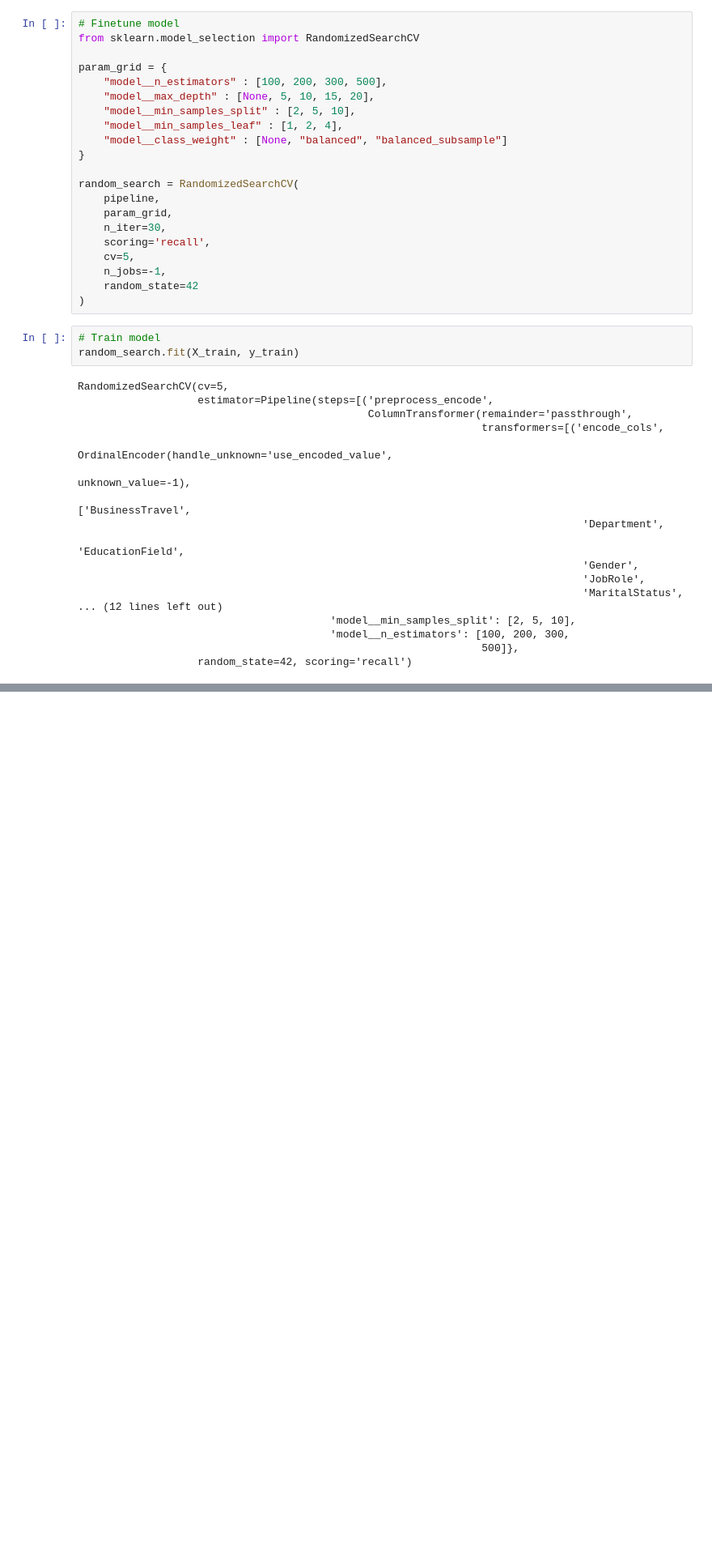
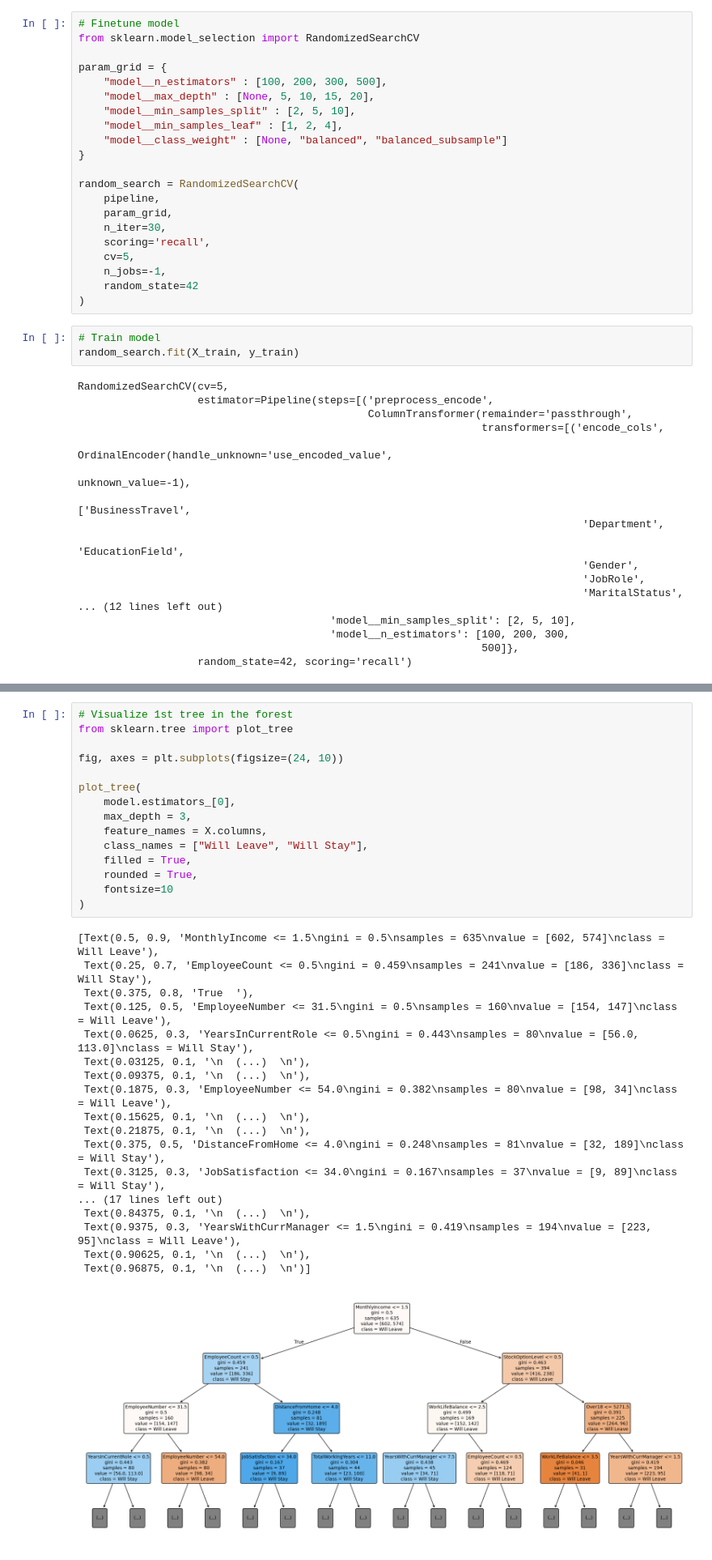
Before and after one commit to Lang-Shin/applied-ml-pipelines, a Jupyter notebook: RandomForest/Practice1/employee_attrition_prediction.ipynb, the cells around one changed output, grey strips where cells are left out. Shown at 81% size. Drawn from its saved outputs; the diff is of its cells as text; blank space fills up the shorter version.

```diff
--- a/RandomForest/Practice1/employee_attrition_prediction.ipynb
+++ b/RandomForest/Practice1/employee_attrition_prediction.ipynb
@@ -141,0 +156,34 @@ print(rs_report[['param_model__n_estimators', 'param_model__min_samples_split',
+# %%
+# Visualize 1st tree in the forest
+from sklearn.tree import plot_tree
+
+fig, axes = plt.subplots(figsize=(24, 10))
+
+plot_tree(
+    model.estimators_[0],
+    max_depth = 3,
+    feature_names = X.columns,
+    class_names = ["Will Leave", "Will Stay"],
+    filled = True,
+    rounded = True,
+    fontsize=10
+)
+# %% [output]
+[Text(0.5, 0.9, 'MonthlyIncome <= 1.5\ngini = 0.5\nsamples = 635\nvalue = [602, 574]\nclass = Will Leave'),
+ Text(0.25, 0.7, 'EmployeeCount <= 0.5\ngini = 0.459\nsamples = 241\nvalue = [186, 336]\nclass = Will Stay'),
+ Text(0.375, 0.8, 'True  '),
+ Text(0.125, 0.5, 'EmployeeNumber <= 31.5\ngini = 0.5\nsamples = 160\nvalue = [154, 147]\nclass = Will Leave'),
+ Text(0.0625, 0.3, 'YearsInCurrentRole <= 0.5\ngini = 0.443\nsamples = 80\nvalue = [56.0, 113.0]\nclass = Will Stay'),
+ Text(0.03125, 0.1, '\n  (...)  \n'),
+ Text(0.09375, 0.1, '\n  (...)  \n'),
+ Text(0.1875, 0.3, 'EmployeeNumber <= 54.0\ngini = 0.382\nsamples = 80\nvalue = [98, 34]\nclass = Will Leave'),
+ Text(0.15625, 0.1, '\n  (...)  \n'),
+ Text(0.21875, 0.1, '\n  (...)  \n'),
+ Text(0.375, 0.5, 'DistanceFromHome <= 4.0\ngini = 0.248\nsamples = 81\nvalue = [32, 189]\nclass = Will Stay'),
+ Text(0.3125, 0.3, 'JobSatisfaction <= 34.0\ngini = 0.167\nsamples = 37\nvalue = [9, 89]\nclass = Will Stay'),
+... (17 lines left out)
+ Text(0.84375, 0.1, '\n  (...)  \n'),
+ Text(0.9375, 0.3, 'YearsWithCurrManager <= 1.5\ngini = 0.419\nsamples = 194\nvalue = [223, 95]\nclass = Will Leave'),
+ Text(0.90625, 0.1, '\n  (...)  \n'),
+ Text(0.96875, 0.1, '\n  (...)  \n')]
+[figure, added]
```
Also changed, not shown: parts of 3 cells of this notebook.
